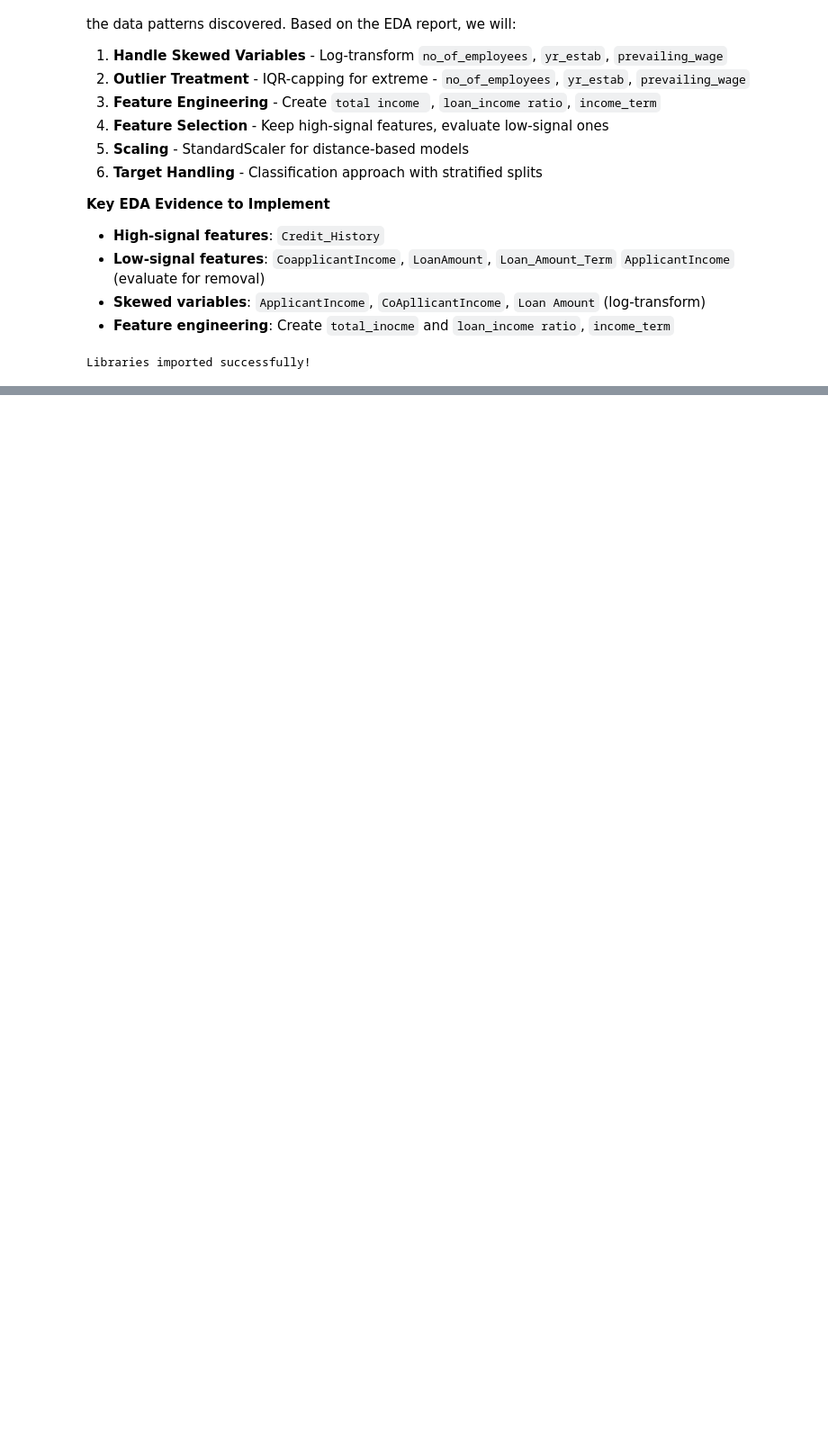
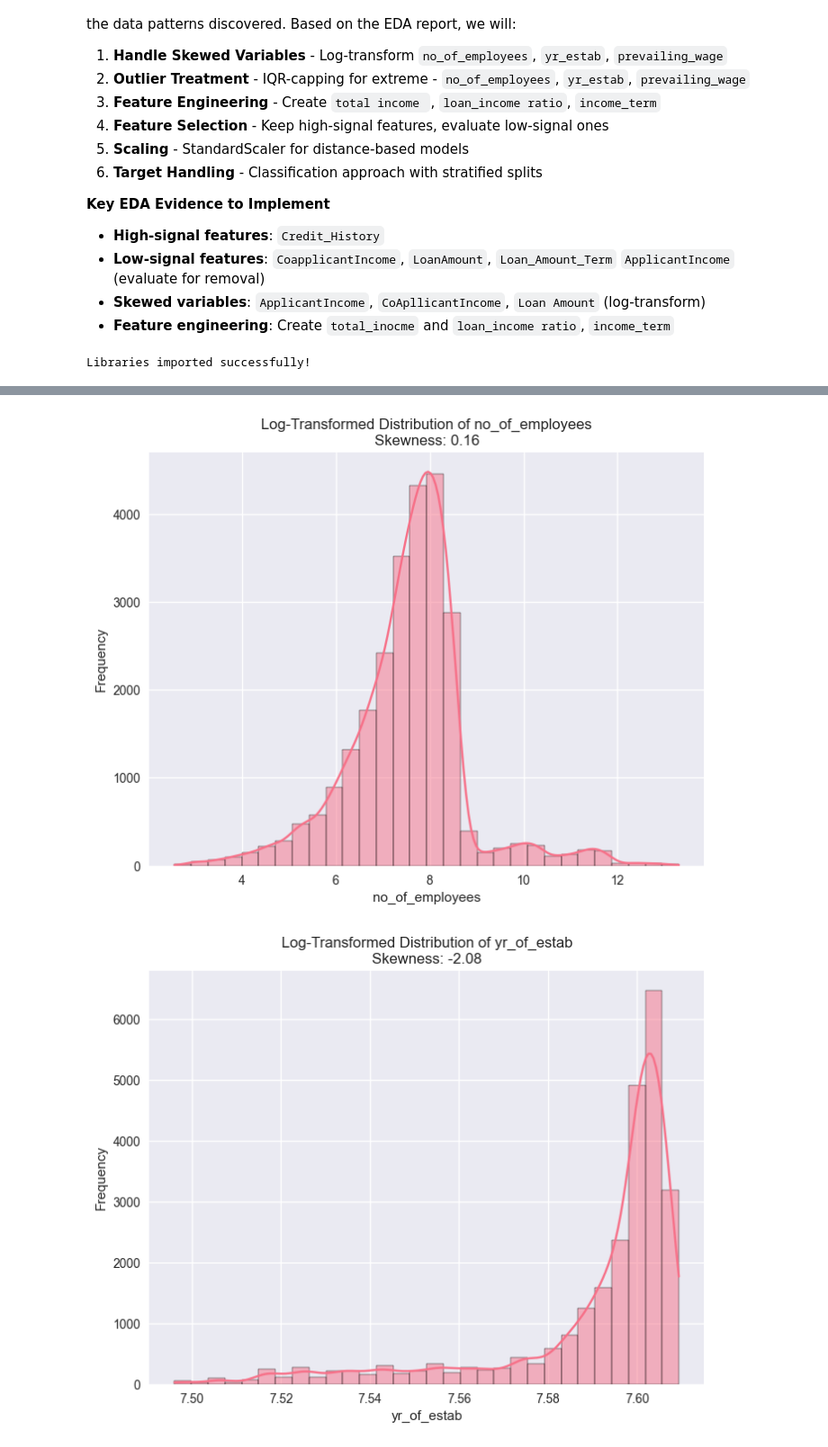
Before and after one commit to Osisami00/AI_Engr, a Jupyter notebook: My_Task/weel_13/easy_visa_preprocessing.ipynb, the cells around one changed output, grey strips where cells are left out. Shown at 90% size. Drawn from its saved outputs; the diff is of its cells as text; code cells hidden in the pictures; blank space fills up the shorter version.

```diff
--- a/My_Task/weel_13/easy_visa_preprocessing.ipynb
+++ b/My_Task/weel_13/easy_visa_preprocessing.ipynb
@@ -78,0 +112,7 @@ ValueError: list.remove(x): x not in list
+# %%
+# Years of Establishment
+
+from datetime import datetime
+
+current_year = 2016
+data["Age_of_est"] = current_year - data["yr_of_estab"]
@@ -78,0 +186,14 @@ ValueError: list.remove(x): x not in list
+# %%
+def Log_transform(column):
+    """This function applies log transformation to a skewed column and plots the new distribution."""
+
+    # Apply log transformation safely (handles zeros by adding 1)
+    data[column] = np.log1p(data[column])
+
+    # Plot the updated distribution
+    plt.figure(figsize=(8,6))
+    sns.histplot(data=data, x=column, kde=True, bins=30)
+    plt.title(f"Log-Transformed Distribution of {column}\nSkewness: {data[column].skew():.2f}")
+    plt.xlabel(column)
+    plt.ylabel("Frequency")
+    plt.show()
@@ -78,0 +208,8 @@ ValueError: list.remove(x): x not in list
+# %%
+for col in ['no_of_employees', 'yr_of_estab', 'prevailing_wage', 'case_status',
+       'Age_of_est', 'annual_wage', 'hourly_wage', 'weekly_wage',
+       'monthly_wage']:
+    Log_transform(col)
+# %% [output]
+[figure, added]
+[figure, added]
```
Also changed, not shown: parts of 30 cells of this notebook.
